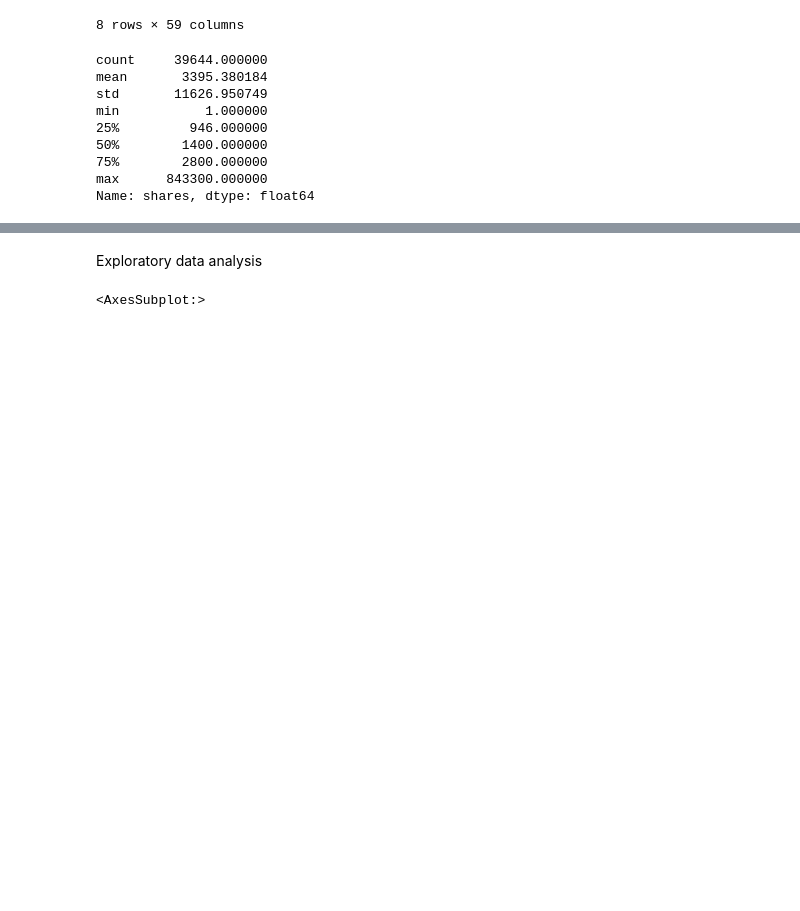
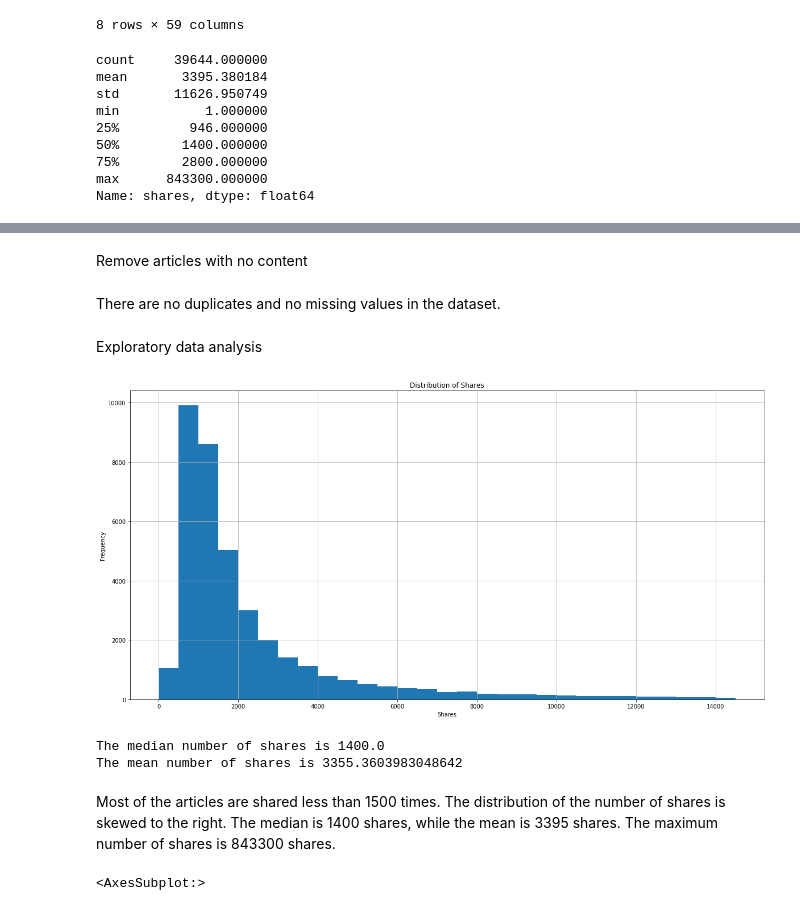
Before and after one commit to DivakarSai/python_projects, a Jupyter notebook: Online News Popularity/Online news Popularity.ipynb, the cells around one changed output, grey strips where cells are left out. Cells and saved outputs as stored; diff of their text form; code cells hidden in the pictures; blank space fills up the shorter version.

```diff
--- a/Online News Popularity/Online news Popularity.ipynb
+++ b/Online News Popularity/Online news Popularity.ipynb
@@ -183,3 +190,9 @@ Name: shares, dtype: float64
+# %% [markdown]
+Remove articles with no content
+# %%
+df = df[df['n_tokens_content']!=0]
+# %% [markdown]
+There are no duplicates and no missing values in the dataset.
 # %% [markdown]
 Exploratory data analysis
 # %%
@@ -191,6 +204,23 @@ Exploratory data analysis
 #         plt.xlabel(column)
 #         plt.ylabel('shares')
 #         plt.show()
+# %%
+n_shares = np.arange(0, 15000, 500)
+
+df['shares'].hist(bins = n_shares, figsize = (20, 10))
+plt.title('Distribution of Shares')
+plt.xlabel('Shares')
+plt.ylabel('Frequency')
+plt.show()
+
+print('The median number of shares is', df['shares'].median())
+print('The mean number of shares is', df['shares'].mean())
+# %% [output]
+[figure, added]
+The median number of shares is 1400.0
+The mean number of shares is 3355.3603983048642
+# %% [markdown]
+Most of the articles are shared less than 1500 times. The distribution of the number of shares is skewed to the right. The median is 1400 shares, while the mean is 3395 shares. The maximum number of shares is 843300 shares.
 # %%
 plt.figure(figsize=(20,20))
 
```
Also changed, not shown: parts of 9 cells of this notebook, 1 other file.
